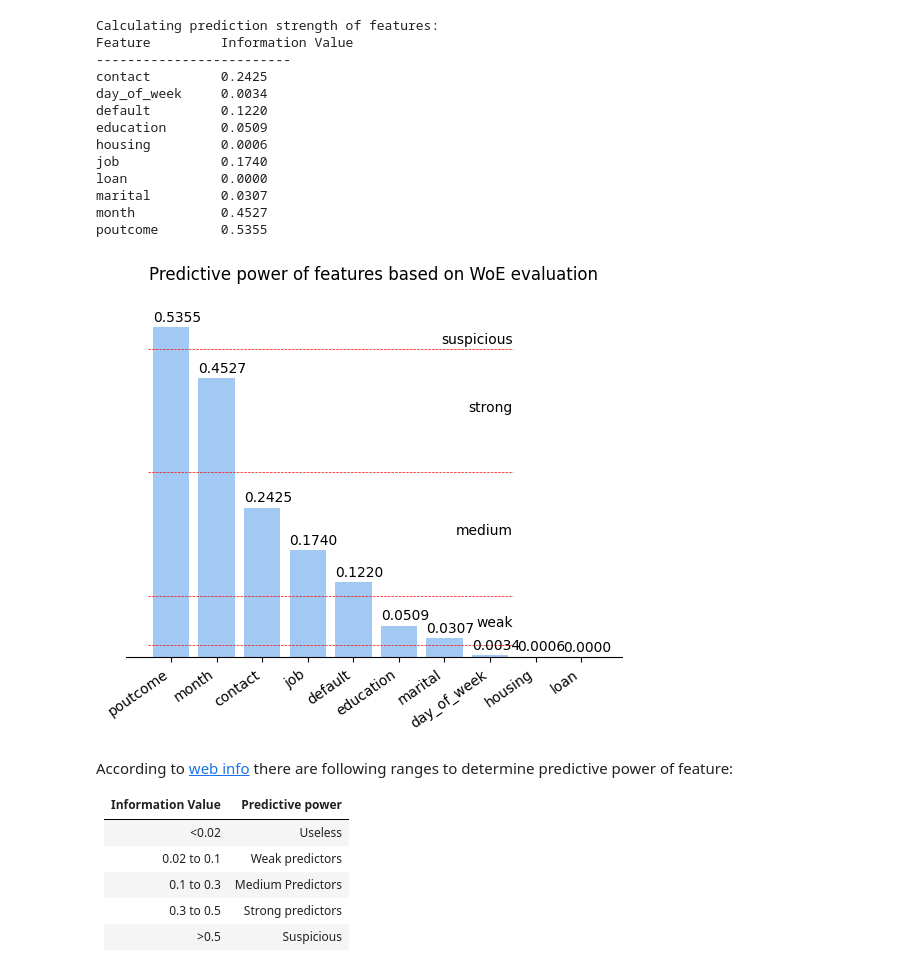
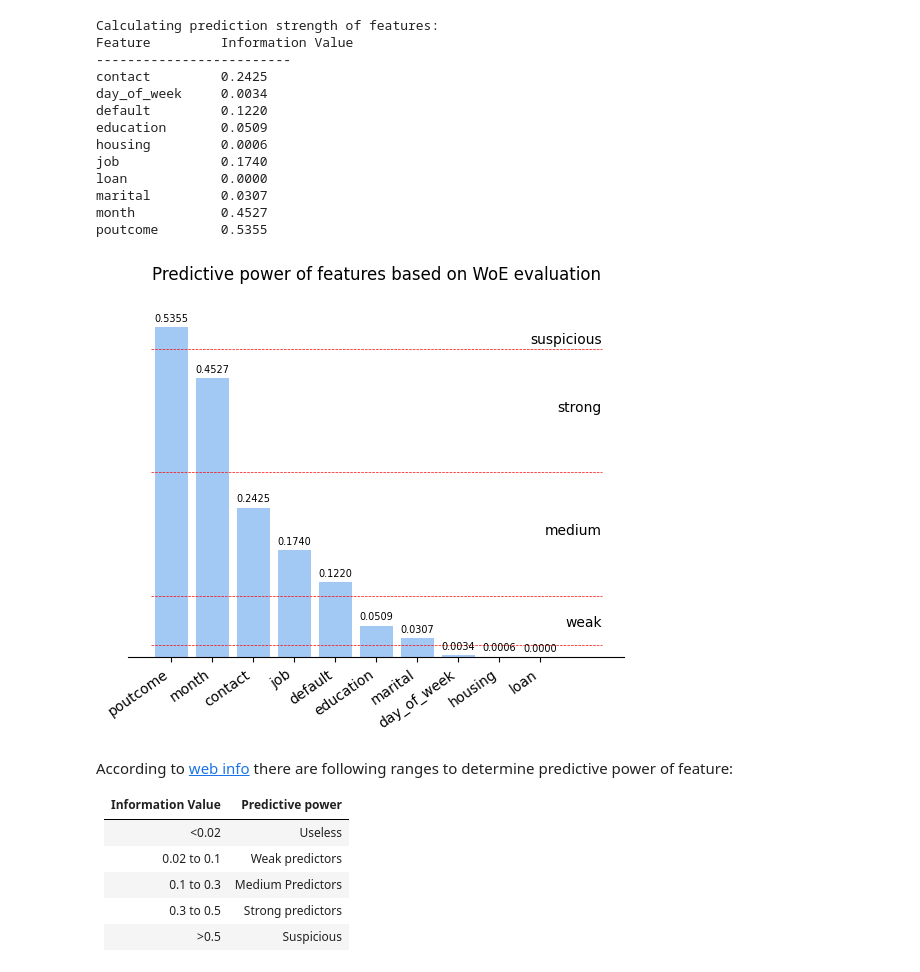
Before and after one commit to sharuhinda/bank_marketing_campaign, a Jupyter notebook: 2_eda.ipynb, the cells around one changed output. Saved outputs shown, nothing was run; the diff lists cells and outputs as text; code cells hidden in the pictures.

```diff
--- a/2_eda.ipynb
+++ b/2_eda.ipynb
@@ -268,26 +293,26 @@ month           0.4527
 poutcome        0.5355
 # %%
 plt.bar(x=cols, height=ivs)
-plt.plot([-0.5, 7.5], [0.02, 0.02], 'r--', lw=0.5)
-plt.plot([-0.5, 7.5], [0.1, 0.1], 'r--', lw=0.5)
-plt.plot([-0.5, 7.5], [0.3, 0.3], 'r--', lw=0.5)
-plt.plot([-0.5, 7.5], [0.5, 0.5], 'r--', lw=0.5)
-plt.annotate('weak', xy=(7.5,0.05), ha='right')
-plt.annotate('medium', xy=(7.5,0.2), ha='right')
-plt.annotate('strong', xy=(7.5,0.4), ha='right')
-plt.annotate('suspicious', xy=(7.5,0.51), ha='right')
+plt.plot([-0.5, len(ivs)+0.5], [0.02, 0.02], 'r--', lw=0.5)
+plt.plot([-0.5, len(ivs)+0.5], [0.1, 0.1], 'r--', lw=0.5)
+plt.plot([-0.5, len(ivs)+0.5], [0.3, 0.3], 'r--', lw=0.5)
+plt.plot([-0.5, len(ivs)+0.5], [0.5, 0.5], 'r--', lw=0.5)
+plt.annotate('weak', xy=(len(ivs)+0.5,0.05), ha='right')
+plt.annotate('medium', xy=(len(ivs)+0.5,0.2), ha='right')
+plt.annotate('strong', xy=(len(ivs)+0.5,0.4), ha='right')
+plt.annotate('suspicious', xy=(len(ivs)+0.5,0.51), ha='right')
 ax = plt.gca()
 for a_x, a_val in enumerate(ivs):
-    plt.annotate('{:.4f}'.format(a_val), xy=(a_x-0.4, a_val+0.01))
+    plt.annotate('{:.4f}'.format(a_val), xy=(a_x-0.4, a_val+0.01), fontsize=7)
 plt.xticks(rotation=35, ha='right')
 ax.spines['top'].set_visible(False)
 ax.spines['right'].set_visible(False)
 ax.spines['left'].set_visible(False)
 ax.set_yticks([])
 ax.set_ybound(upper=0.6)
 plt.title('Predictive power of features based on WoE evaluation');
 # %% [output]
-[figure, old version]
+[figure, new version]
 # %% [markdown]
 According to [web info](https://www.analyticsvidhya.com/blog/2021/06/understand-weight-of-evidence-and-information-value/) there are following ranges to determine predictive power of feature:
 
```
Also changed, not shown: parts of 20 cells of this notebook, 1 other file.
